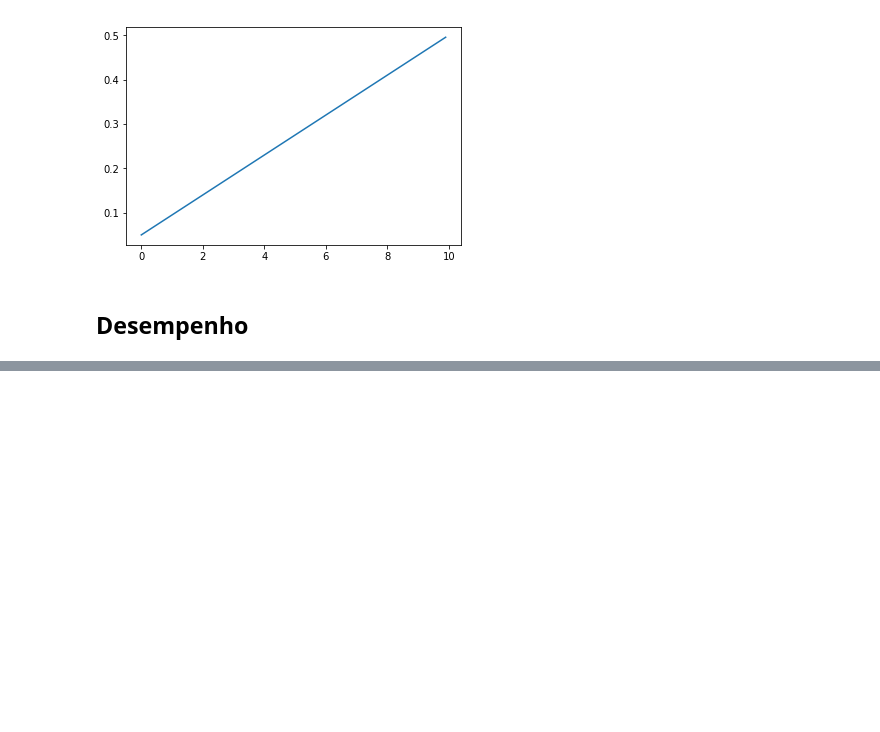
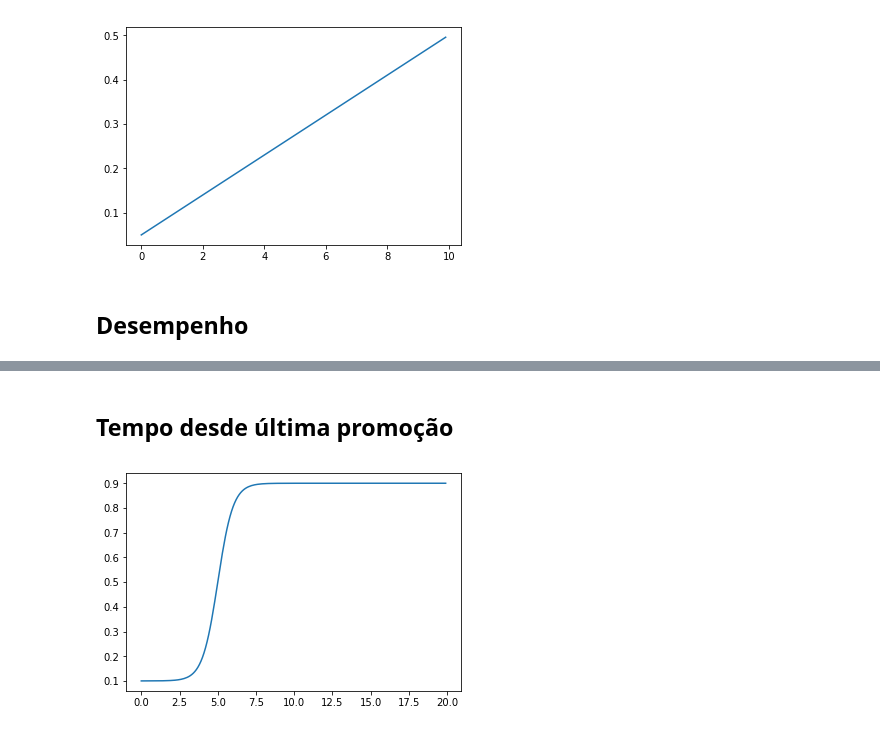
Before and after one commit to kiq005/AM-Demissao, a Jupyter notebook: Funções Base.ipynb, the cells around one changed output, grey strips where cells are left out. Saved outputs shown, nothing was run; the diff lists cells and outputs as text; code cells hidden in the pictures; blank space fills up the shorter version.

```diff
--- a/Funções Base.ipynb
+++ b/Funções Base.ipynb
@@ -82,0 +83,9 @@ plt.show()
+# %% [markdown]
+## Tempo desde última promoção
+# %%
+x_up = np.arange(0, 20, .1)
+y_up = sigmoid(x_up, .9, 2, 5, .1)
+plt.plot(x_up, y_up)
+plt.show()
+# %% [output]
+[figure, added]
```
Also changed, not shown: parts of 2 cells of this notebook.
